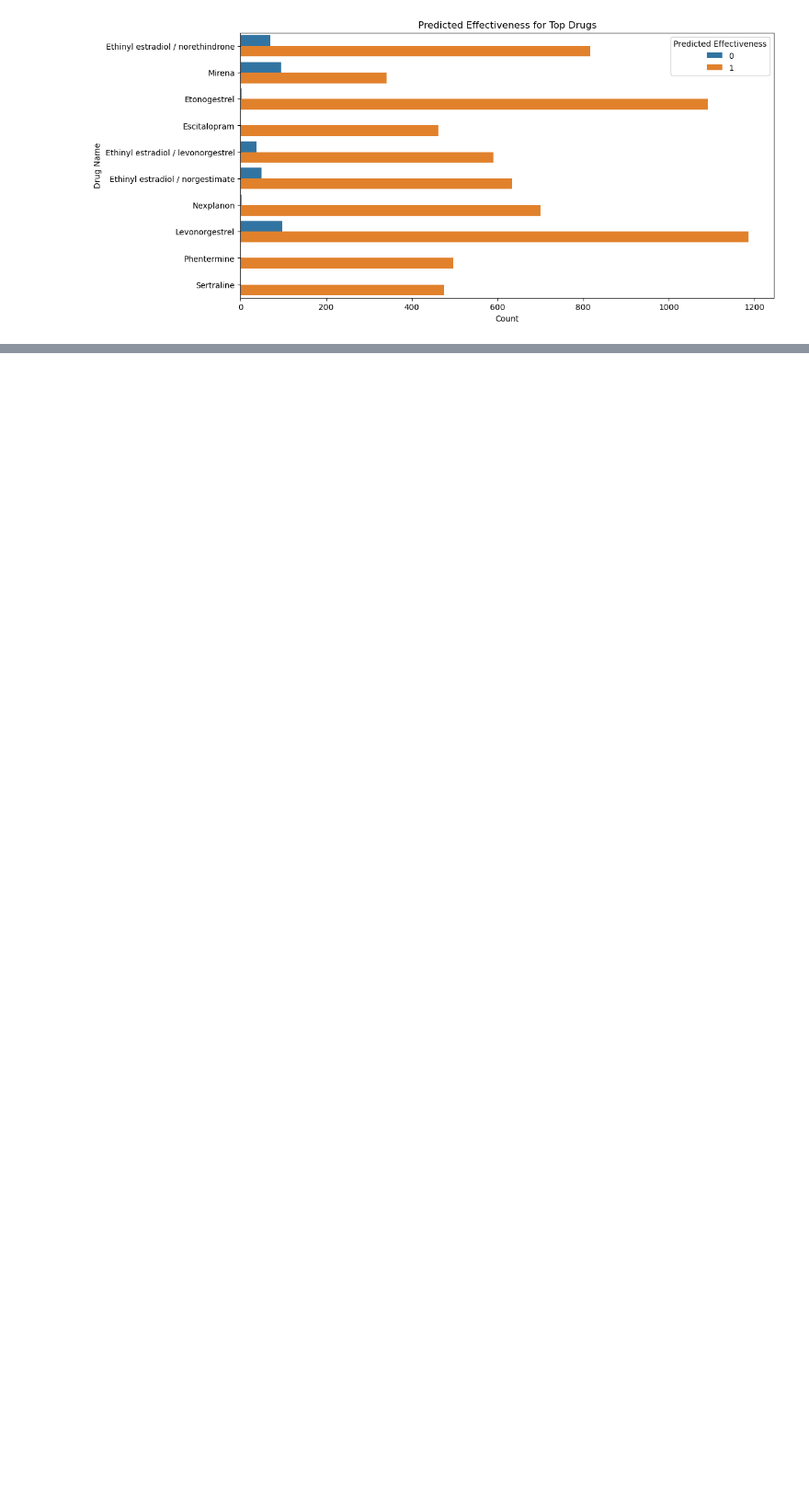
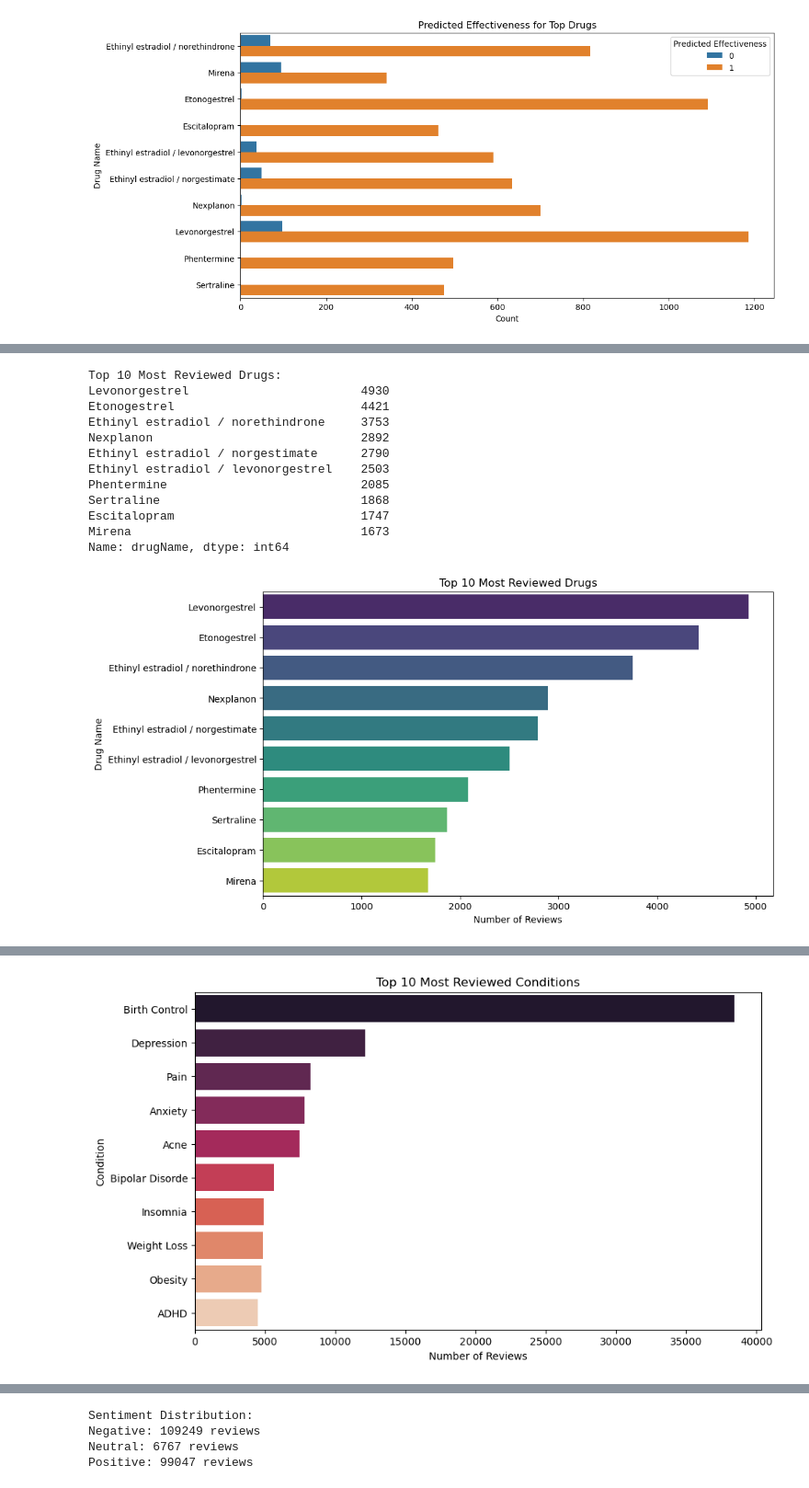
Before and after one commit to omarsagoo/drug-review-analysis, a Jupyter notebook: notebooks/drug_review_analysis.ipynb, the cells around one changed output, grey strips where cells are left out. Shown at 92% size. Saved outputs shown, nothing was run; the diff lists cells and outputs as text; code cells hidden in the pictures; blank space fills up the shorter version.

```diff
--- a/notebooks/drug_review_analysis.ipynb
+++ b/notebooks/drug_review_analysis.ipynb
@@ -364,0 +401,75 @@ plt.show()
+# %%
+# Top 10 most common drugs
+top_drugs = data_original['drugName'].value_counts().head(10)
+print("Top 10 Most Reviewed Drugs:")
+print(top_drugs)
+
+# Visualize the top 10 most common drugs
+plt.figure(figsize=(10, 6))
+sns.barplot(x=top_drugs.values, y=top_drugs.index, palette="viridis")
+plt.title('Top 10 Most Reviewed Drugs')
+plt.xlabel('Number of Reviews')
+plt.ylabel('Drug Name')
+plt.show()
+
+# Top 10 most common conditions
+top_conditions = data_original['condition'].value_counts().head(10)
+print("Top 10 Most Reviewed Conditions:")
+print(top_conditions)
+
+# Visualize the top 10 conditions
+plt.figure(figsize=(10, 6))
+sns.barplot(x=top_conditions.values, y=top_conditions.index, palette="rocket")
+plt.title('Top 10 Most Reviewed Conditions')
+plt.xlabel('Number of Reviews')
+plt.ylabel('Condition')
+plt.show()
+
+# Number of reviews per drug and condition
+reviews_per_drug_condition = data_original.groupby(['drugName', 'condition']).size().reset_index(name='num_reviews')
+top_drug_condition = reviews_per_drug_condition.sort_values(by='num_reviews', ascending=False).head(10)
+
+print("Top 10 Drug-Condition Pairs by Number of Reviews:")
+print(top_drug_condition)
+
+# Visualize the top drug-condition pairs
+plt.figure(figsize=(10, 6))
+sns.barplot(x='num_reviews', y='drugName', hue='condition', data=top_drug_condition, palette="magma")
+plt.title('Top 10 Drug-Condition Pairs by Number of Reviews')
+plt.xlabel('Number of Reviews')
+plt.ylabel('Drug Name')
+plt.legend(title='Condition', bbox_to_anchor=(1.05, 1), loc='upper left')
+plt.show()
+
+# Plot the distribution of sentiment scores
+plt.figure(figsize=(10, 6))
+sns.histplot(data_original['sentiment'], bins=20, kde=True, color='purple')
+plt.title('Sentiment Score Distribution')
+plt.xlabel('Sentiment Score')
+plt.ylabel('Count')
+plt.show()
+
+# Show how many reviews have positive, negative, or neutral sentiment
+print("Sentiment Distribution:")
+sentiment_labels = ['Negative', 'Neutral', 'Positive']
+sentiment_distribution = [
+    (data_original['sentiment'] < 0).sum(),
+    (data_original['sentiment'] == 0).sum(),
+    (data_original['sentiment'] > 0).sum()
+]
+for label, count in zip(sentiment_labels, sentiment_distribution):
+    print(f"{label}: {count} reviews")
+# %% [output]
+Top 10 Most Reviewed Drugs:
+Levonorgestrel                        4930
+Etonogestrel                          4421
+Ethinyl estradiol / norethindrone     3753
+Nexplanon                             2892
+Ethinyl estradiol / norgestimate      2790
+Ethinyl estradiol / levonorgestrel    2503
+Phentermine                           2085
+Sertraline                            1868
+Escitalopram                          1747
+Mirena                                1673
+Name: drugName, dtype: int64
+[figure, added]
@@ -364,0 +488 @@ plt.show()
+[figure, added]
@@ -364,0 +503,4 @@ plt.show()
+Sentiment Distribution:
+Negative: 109249 reviews
+Neutral: 6767 reviews
+Positive: 99047 reviews
```
Also changed, not shown: parts of 4 cells of this notebook.
